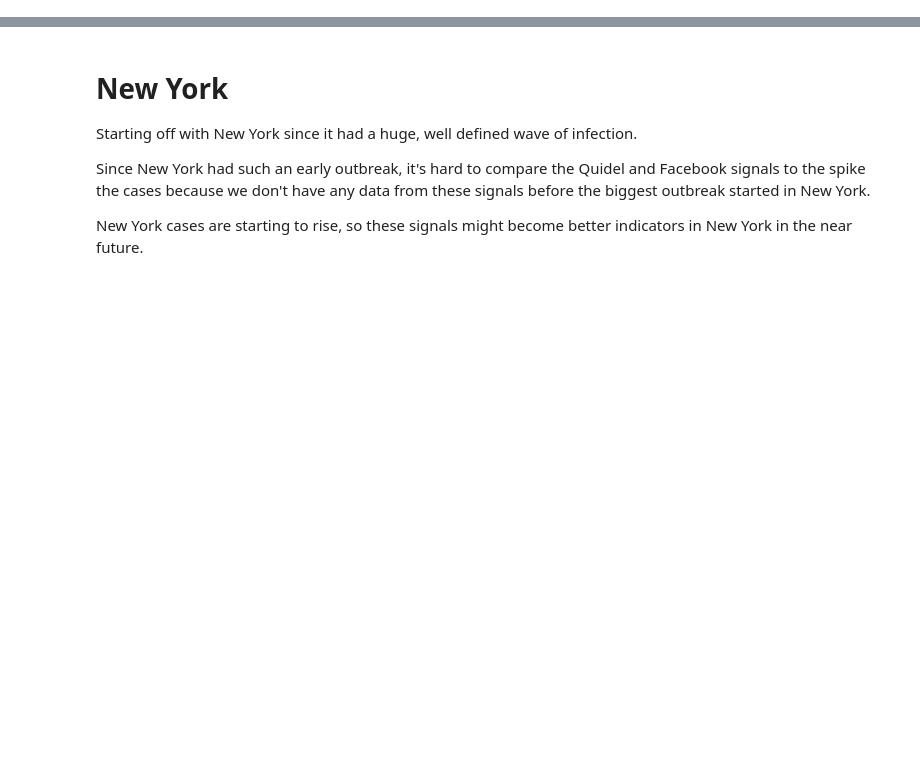
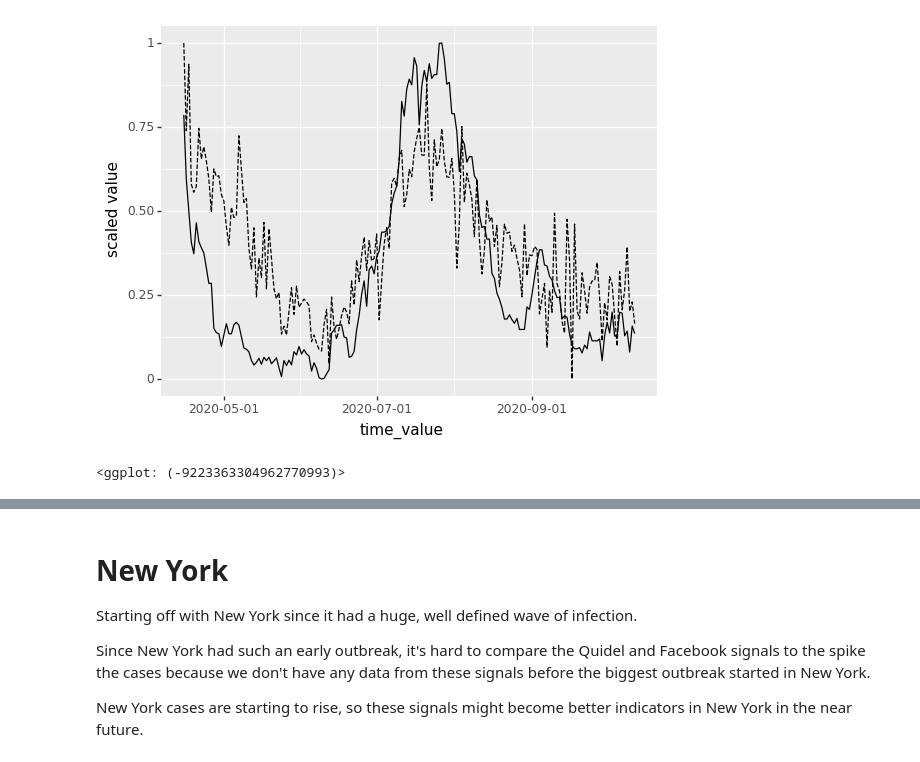
Before and after one commit to cmu-delphi/covidcast-modeling, a Jupyter notebook: cases_signals_msa/notebooks/Cases&SignalsMetroAreas.ipynb, the cells around one changed output, grey strips where cells are left out. Cells and saved outputs as stored; diff of their text form; code cells hidden in the pictures; blank space fills up the shorter version.

```diff
--- a/cases_signals_msa/notebooks/Cases&SignalsMetroAreas.ipynb
+++ b/cases_signals_msa/notebooks/Cases&SignalsMetroAreas.ipynb
@@ -79,0 +112,13 @@ t0_phoenix, t0_cases_phoenix, t0_signals_phoenix = get_t0(phoenix, signals_phoen
+# %%
+# FB SURVEY
+cases_fb_new_orleans = pd.merge(t0_cases_new_orleans, t0_signals_new_orleans[2], on='time_value')
+cases_fb_new_orleans[['case_value', 'fb_survey']] = scaler.fit_transform(cases_fb_new_orleans[['value_x', 'value_y']])
+
+(p9.ggplot(cases_fb_new_orleans, p9.aes(x='time_value')) +
+p9.scale_x_datetime(breaks=date_breaks('2 months')) +
+p9.geom_line(p9.aes(y='fb_survey') , linetype='dashed') +
+p9.geom_line(p9.aes(y='case_value')) +
+p9.ylab("scaled value"))
+# %% [output]
+[figure, added]
+<ggplot: (-9223363304962770993)>
```
Also changed, not shown: parts of 54 cells of this notebook.
